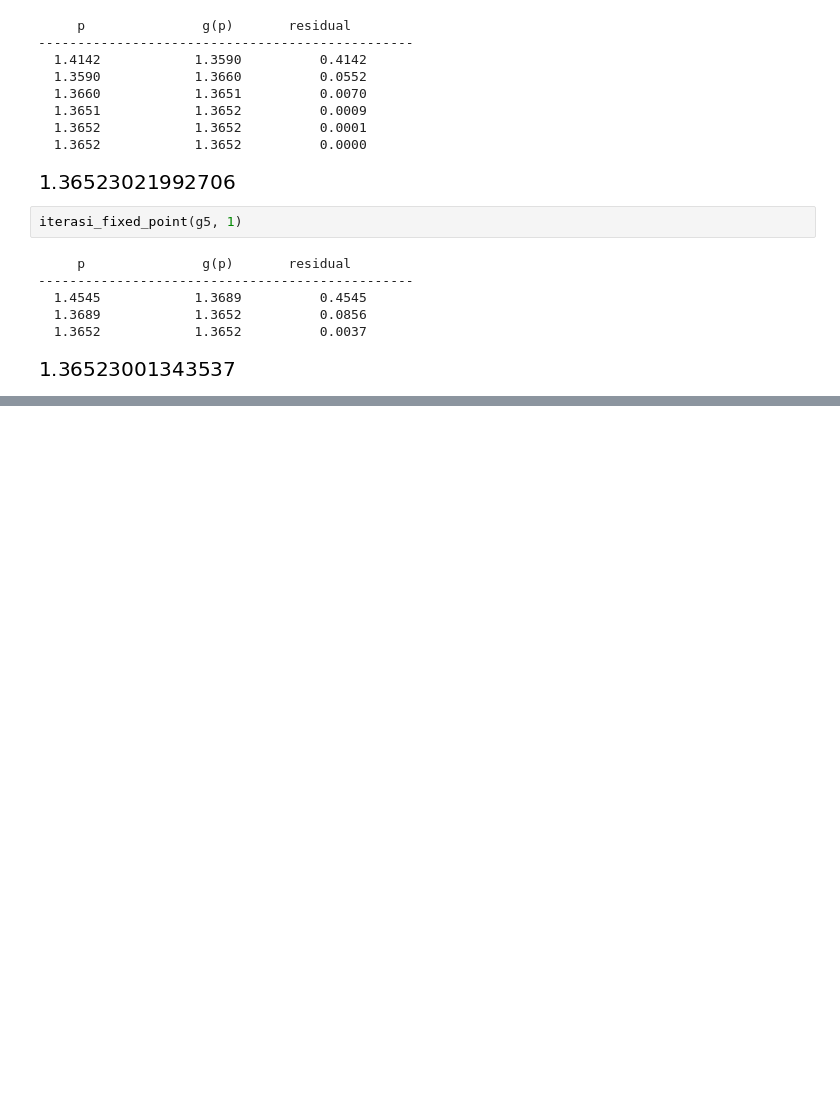
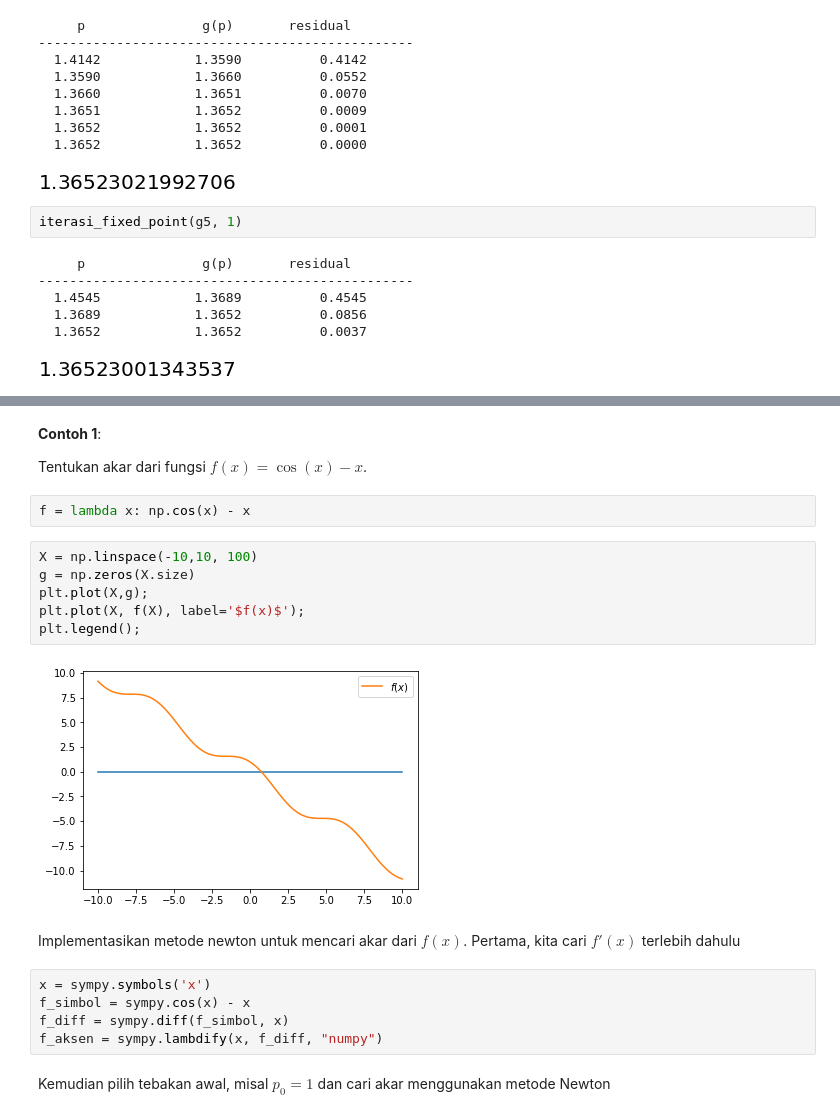
Before and after one commit to liebenlito/Metode-Numerik, a Jupyter notebook: Mencari Akar Persamaan.ipynb, the cells around one changed output, grey strips where cells are left out. Saved outputs shown, nothing was run; the diff lists cells and outputs as text; blank space fills up the shorter version.

```diff
--- a/Mencari Akar Persamaan.ipynb
+++ b/Mencari Akar Persamaan.ipynb
@@ -429,0 +477,23 @@ iterasi_fixed_point(g5, 1)
+# %% [markdown]
+__Contoh 1__:
+
+Tentukan akar dari fungsi $f(x)=\cos(x) - x$.
+# %%
+f = lambda x: np.cos(x) - x
+# %%
+X = np.linspace(-10,10, 100)
+g = np.zeros(X.size)
+plt.plot(X,g);
+plt.plot(X, f(X), label='$f(x)$');
+plt.legend();
+# %% [output]
+[figure, added]
+# %% [markdown]
+Implementasikan metode newton untuk mencari akar dari $f(x)$. Pertama, kita cari $f'(x)$ terlebih dahulu
+# %%
+x = sympy.symbols('x')
+f_simbol = sympy.cos(x) - x
+f_diff = sympy.diff(f_simbol, x)
+f_aksen = sympy.lambdify(x, f_diff, "numpy")
+# %% [markdown]
+Kemudian pilih tebakan awal, misal $p_0=1$ dan cari akar menggunakan metode Newton
```
Also changed, not shown: parts of 9 cells of this notebook.
